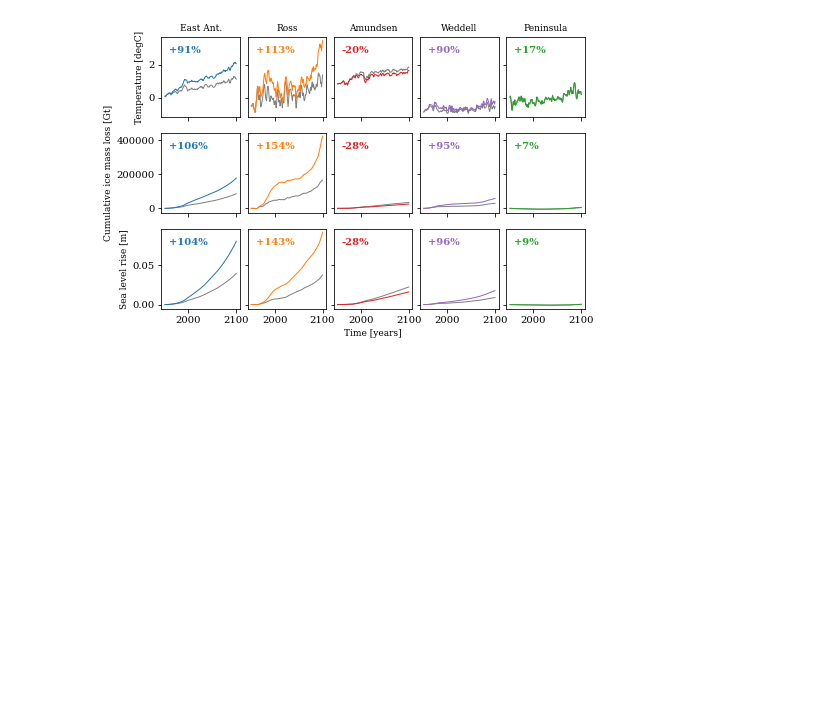
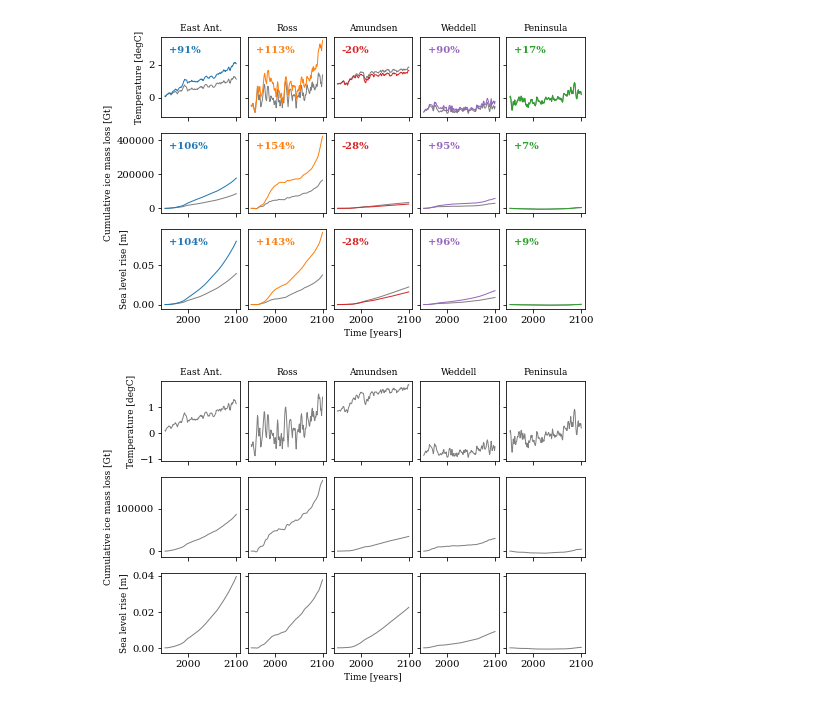
Before and after one commit to erwinlambert/feedback, a Jupyter notebook: notebooks/Draftplot_single_ensemble.ipynb, the cells around one changed output. Cells and saved outputs as stored; diff of their text form; code cells hidden in the pictures; blank space fills up the shorter version.

Commit message:
include single ensemble no feedback

```diff
--- a/notebooks/Draftplot_single_ensemble.ipynb
+++ b/notebooks/Draftplot_single_ensemble.ipynb
@@ -57,3 +57,25 @@ plt.show()
 ds.close()
 # %% [output]
 [figure]
+# %%
+fig,ax = plt.subplots(3,5,sharex=True,sharey='row')
+
+for b,bas in enumerate(ds.basin.values):
+    for v,var in enumerate([TMP,np.cumsum(IML,axis=1),SLR]):
+        dax = ax[v,b]
+        dax.plot(ds.time,var[0,:,b],c='.5')
+        #for n in range(1,TMP.shape[0]):
+        #    dax.plot(ds.time,var[n,:,b],c=ut.bcol[bas])
+        #dax.text(.1,.8,f"{100*((var[-1,-1,b]-var[-1,0,b])-(var[0,-1,b]-var[0,0,b]))/np.abs(var[0,-1,b]-var[0,0,b]):+.0f}%",transform=dax.transAxes,weight='bold',c=ut.bcol[bas])
+
+    ax[0,b].set_title(bas)
+ax[-1,2].set_xlabel('Time [years]')
+ax[0,0].set_ylabel('Temperature [degC]')
+ax[1,0].set_ylabel('Cumulative ice mass loss [Gt]')
+ax[2,0].set_ylabel('Sea level rise [m]')
+
+plt.savefig(f'../draftfigs/single_ensemble_nofeedback.png',dpi=450,facecolor='w',transparent=False)
+plt.show()
+ds.close()
+# %% [output]
+[figure, added]
```
Also changed, not shown: 6 other files.
